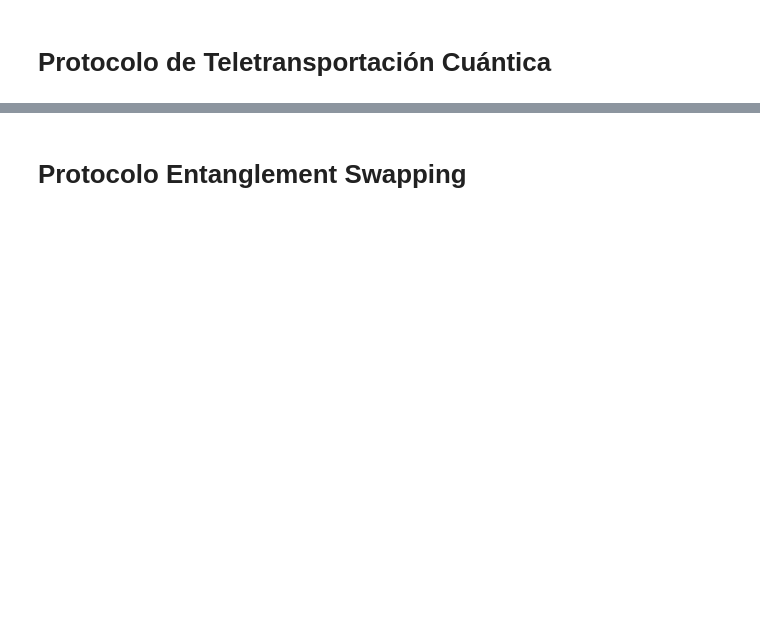
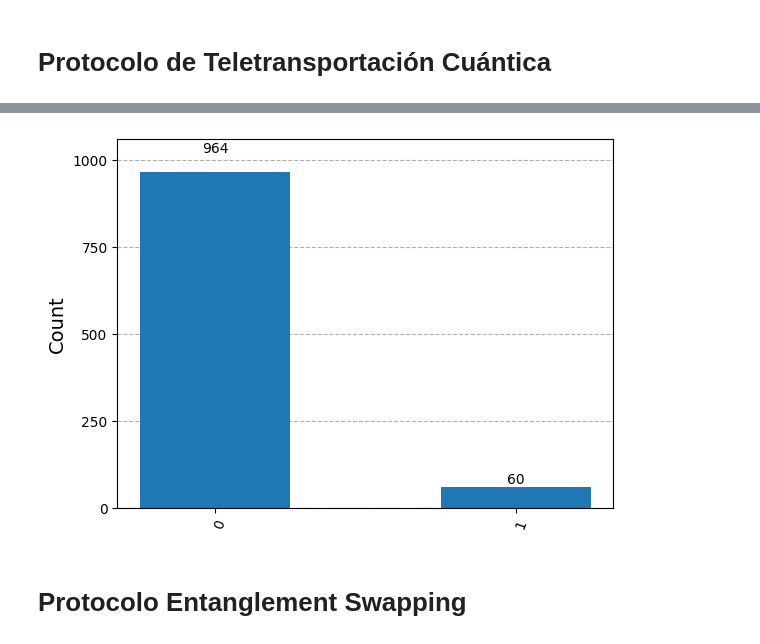
Before and after one commit to LuisMi1245/Protocolo_Swapping_QISKIT, a Jupyter notebook: Protocolo_Swapping/Swapping_Teletransporte_Estados_Werner.ipynb, the cells around one changed output, grey strips where cells are left out. Saved outputs shown, nothing was run; the diff lists cells and outputs as text; code cells hidden in the pictures; blank space fills up the shorter version.

```diff
--- a/Protocolo_Swapping/Swapping_Teletransporte_Estados_Werner.ipynb
+++ b/Protocolo_Swapping/Swapping_Teletransporte_Estados_Werner.ipynb
@@ -116,3 +108,8 @@ plot_bloch_multivector(out)
+# %%
+statistics = psi.sample_counts(1024)
+plot_histogram(statistics)
+# %% [output]
+[figure, added]
 # %% [markdown]
 # Protocolo Entanglement Swapping
 # %%
```
Also changed, not shown: parts of 14 cells of this notebook, 20 other files.
